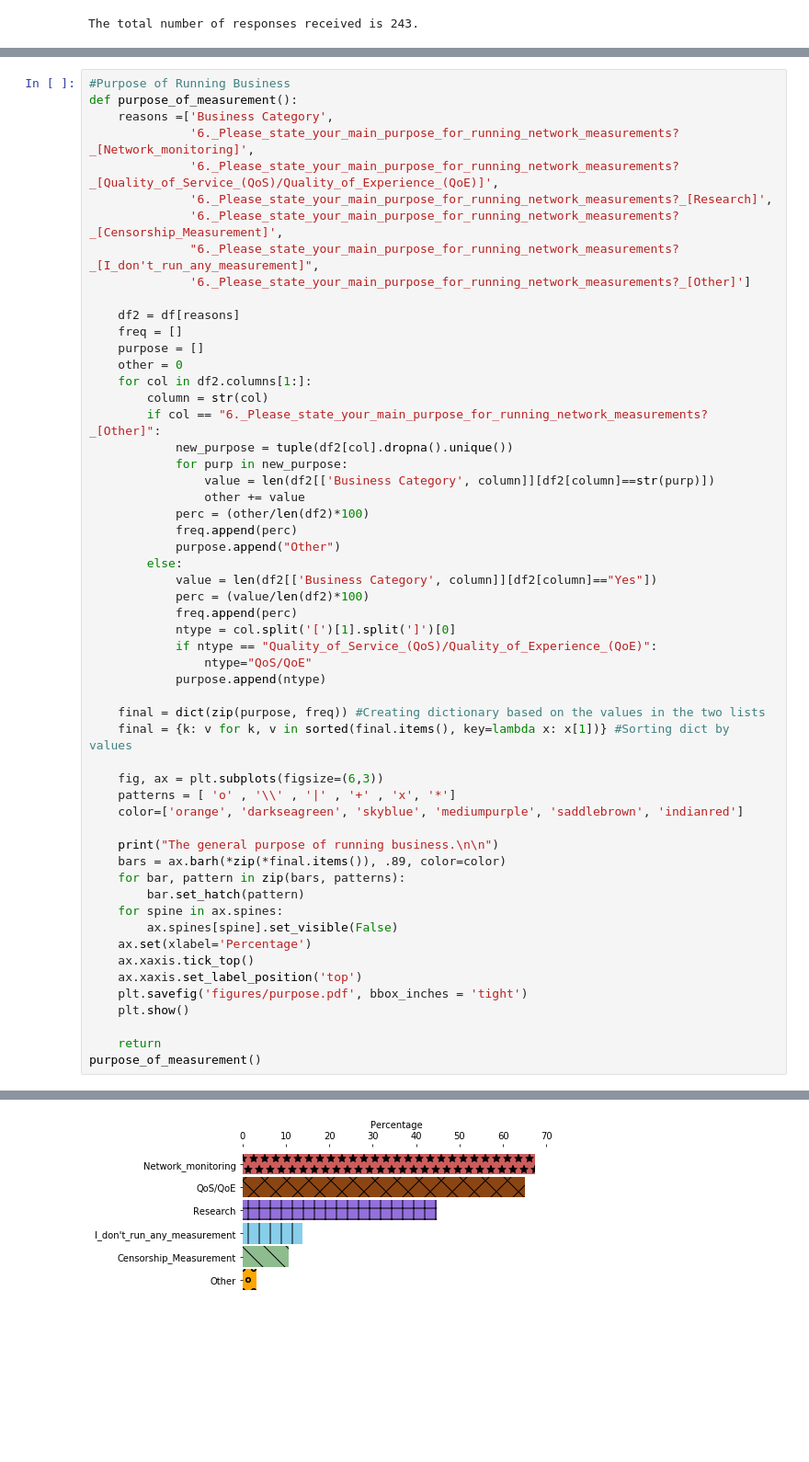
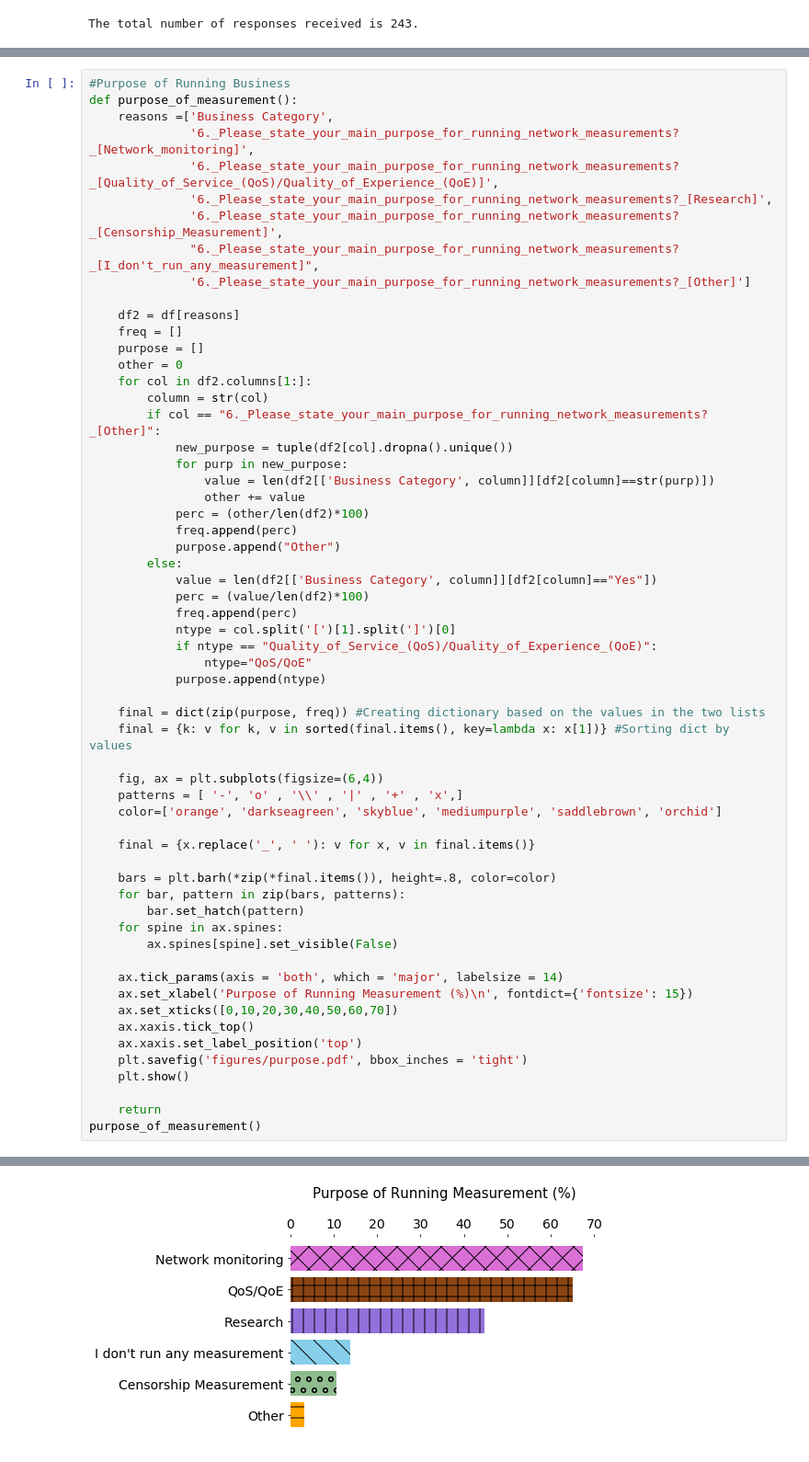
Before and after one commit to AFRINIC-Labs/Africa_Internet_Measurement_Survey, a Jupyter notebook: survey_analysis.ipynb, the cells around one changed output, grey strips where cells are left out. Shown at 92% size. Cells and saved outputs as stored; diff of their text form; blank space fills up the shorter version.

```diff
--- a/survey_analysis.ipynb
+++ b/survey_analysis.ipynb
@@ -221,17 +244,21 @@ def purpose_of_measurement():
     final = dict(zip(purpose, freq)) #Creating dictionary based on the values in the two lists
     final = {k: v for k, v in sorted(final.items(), key=lambda x: x[1])} #Sorting dict by values
 
-    fig, ax = plt.subplots(figsize=(6,3))
-    patterns = [ 'o' , '\\' , '|' , '+' , 'x', '*']
-    color=['orange', 'darkseagreen', 'skyblue', 'mediumpurple', 'saddlebrown', 'indianred']
+    fig, ax = plt.subplots(figsize=(6,4))
+    patterns = [ '-', 'o' , '\\' , '|' , '+' , 'x',]
+    color=['orange', 'darkseagreen', 'skyblue', 'mediumpurple', 'saddlebrown', 'orchid']
 
-    print("The general purpose of running business.\n\n")
-    bars = ax.barh(*zip(*final.items()), .89, color=color)
+    final = {x.replace('_', ' '): v for x, v in final.items()}
+
+    bars = plt.barh(*zip(*final.items()), height=.8, color=color)
     for bar, pattern in zip(bars, patterns):
         bar.set_hatch(pattern)
     for spine in ax.spines:
         ax.spines[spine].set_visible(False)
-    ax.set(xlabel='Percentage')
+
+    ax.tick_params(axis = 'both', which = 'major', labelsize = 14)
+    ax.set_xlabel('Purpose of Running Measurement (%)\n', fontdict={'fontsize': 15})
+    ax.set_xticks([0,10,20,30,40,50,60,70])
     ax.xaxis.tick_top()
     ax.xaxis.set_label_position('top')
     plt.savefig('figures/purpose.pdf', bbox_inches = 'tight')
@@ -244 +270 @@ The general purpose of running business.
-[figure, old version]
+[figure, new version]
```
Also changed, not shown: parts of 11 cells of this notebook.
